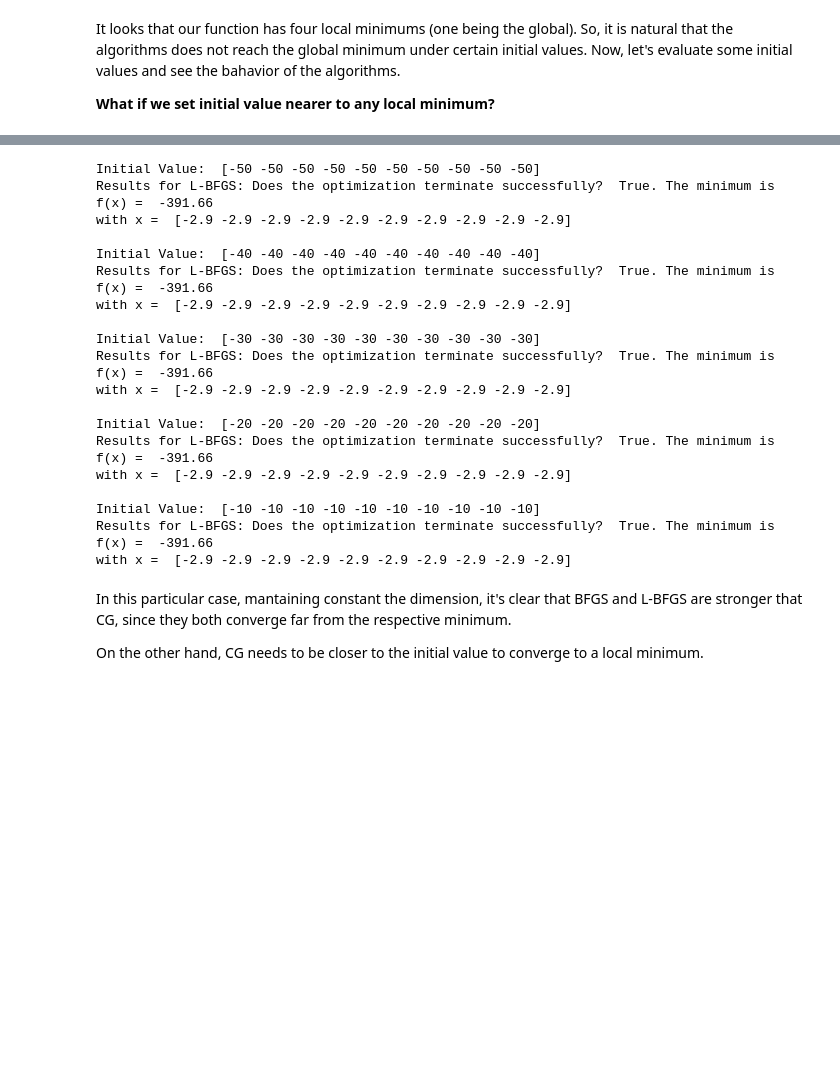
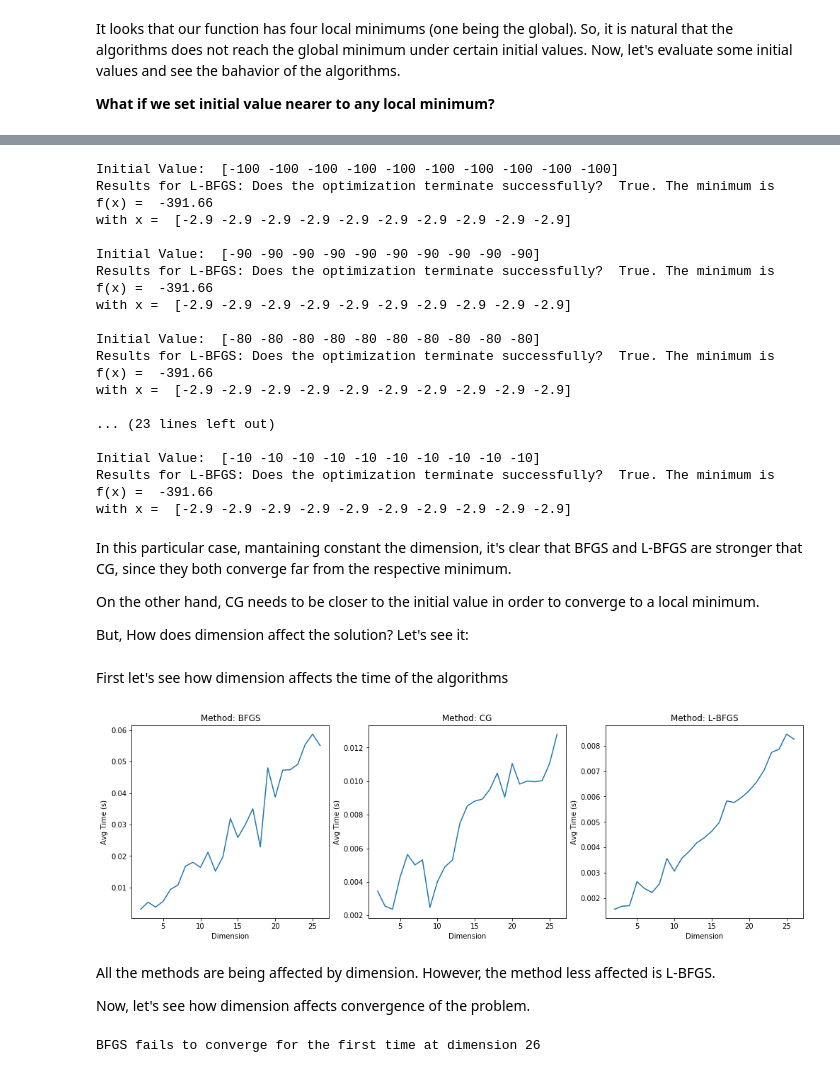
Before and after one commit to juanse1608/Courses, a Jupyter notebook: Jupyters/Notebooks/SC-201901/Opti-Solution.ipynb, the cells around one changed output, grey strips where cells are left out. Saved outputs shown, nothing was run; the diff lists cells and outputs as text; code cells hidden in the pictures; blank space fills up the shorter version.

Commit message:
Problem 1 and 2 Solutions

```diff
--- a/Jupyters/Notebooks/SC-201901/Opti-Solution.ipynb
+++ b/Jupyters/Notebooks/SC-201901/Opti-Solution.ipynb
@@ -106,7 +106,7 @@ It looks that our function has four local minimums (one being the global). So, i
 
 __What if we set initial value nearer to any local minimum?__
 # %%
-initial_value = -50
+initial_value = -100
 while initial_value <= -5:
     initial_x = np.repeat(initial_value , dimension)
     min_bfgs = minimize(sty_tang, initial_x , method='BFGS', options={'disp': False})
@@ -134,7 +132,7 @@ Initial Value:  [-10 -10 -10 -10 -10 -10 -10 -10 -10 -10]
 Results for BFGS:  Optimization terminated successfully.  The minimum is f(x) =  -391.66
 with x =  [-2.9 -2.9 -2.9 -2.9 -2.9 -2.9 -2.9 -2.9 -2.9 -2.9]
 # %%
-initial_value = -50
+initial_value = -100
 while initial_value <= 0:
     initial_x = np.repeat(initial_value , dimension)
     min_cg = minimize(sty_tang, initial_x , method='CG', options={'disp': False})
@@ -160,7 +158,7 @@ Initial Value:  [0 0 0 0 0 0 0 0 0 0]
 Results for CG:  Optimization terminated successfully.  The minimum is f(x) =  -391.66
 with x =  [-2.9 -2.9 -2.9 -2.9 -2.9 -2.9 -2.9 -2.9 -2.9 -2.9]
 # %%
-initial_value = -50
+initial_value = -100
 while initial_value <= -5:
     initial_x = np.repeat(initial_value , dimension)
     min_lbfgs = minimize(sty_tang, initial_x , method='L-BFGS-B', options={'disp': False})
@@ -170,21 +168,19 @@ while initial_value <= -5:
            np.round(min_lbfgs.fun, 2), '\nwith x = ', np.round(min_lbfgs.x,2))
     initial_value += 10
 # %% [output]
-Initial Value:  [-50 -50 -50 -50 -50 -50 -50 -50 -50 -50]
+Initial Value:  [-100 -100 -100 -100 -100 -100 -100 -100 -100 -100]
 Results for L-BFGS: Does the optimization terminate successfully?  True. The minimum is f(x) =  -391.66
 with x =  [-2.9 -2.9 -2.9 -2.9 -2.9 -2.9 -2.9 -2.9 -2.9 -2.9]
 
-Initial Value:  [-40 -40 -40 -40 -40 -40 -40 -40 -40 -40]
+Initial Value:  [-90 -90 -90 -90 -90 -90 -90 -90 -90 -90]
 Results for L-BFGS: Does the optimization terminate successfully?  True. The minimum is f(x) =  -391.66
 with x =  [-2.9 -2.9 -2.9 -2.9 -2.9 -2.9 -2.9 -2.9 -2.9 -2.9]
 
-Initial Value:  [-30 -30 -30 -30 -30 -30 -30 -30 -30 -30]
+Initial Value:  [-80 -80 -80 -80 -80 -80 -80 -80 -80 -80]
 Results for L-BFGS: Does the optimization terminate successfully?  True. The minimum is f(x) =  -391.66
 with x =  [-2.9 -2.9 -2.9 -2.9 -2.9 -2.9 -2.9 -2.9 -2.9 -2.9]
 
-Initial Value:  [-20 -20 -20 -20 -20 -20 -20 -20 -20 -20]
-Results for L-BFGS: Does the optimization terminate successfully?  True. The minimum is f(x) =  -391.66
-with x =  [-2.9 -2.9 -2.9 -2.9 -2.9 -2.9 -2.9 -2.9 -2.9 -2.9]
+... (23 lines left out)
 
 Initial Value:  [-10 -10 -10 -10 -10 -10 -10 -10 -10 -10]
 Results for L-BFGS: Does the optimization terminate successfully?  True. The minimum is f(x) =  -391.66
@@ -192,4 +188,8 @@ with x =  [-2.9 -2.9 -2.9 -2.9 -2.9 -2.9 -2.9 -2.9 -2.9 -2.9]
 # %% [markdown]
 In this particular case, mantaining constant the dimension, it's clear that BFGS and L-BFGS are stronger that CG, since they both converge far from the respective minimum.
 
-On the other hand, CG needs to be closer to the initial value to converge to a local minimum.
+On the other hand, CG needs to be closer to the initial value in order to converge to a local minimum.
+
+But, How does dimension affect the solution? Let's see it:
+# %% [markdown]
+First let's see how dimension affects the time of the algorithms
@@ -195,0 +226,57 @@ On the other hand, CG needs to be closer to the initial value to converge to a l
+# %%
+#L-BFGS performance (time) as dimension increases
+initial_value = -10
+result_lbfgs = []
+for dim in range(25):
+    #if dim % 5 == 0:
+        #print(dim)
+    times_lbfgs = []
+    initial_x = np.repeat(initial_value, dim + 2)
+    for i in range(10):
+        start = time.perf_counter()
+        res = minimize(sty_tang, initial_x , method='L-BFGS-B', options={'disp': False})
+        end = time.perf_counter()
+        times_lbfgs.append(end-start)
+    result_lbfgs.append(np.array(times_lbfgs).mean())
+# %%
+#Time vs Dimension PLOTS
+plt.subplots(figsize=(17,5))
+
+plt.subplot(131)
+plt.plot(np.array(range(25))+2, result_bfgs)
+plt.ylabel('Avg Time (s)')
+plt.xlabel('Dimension')
+plt.title('Method: BFGS')
+
+plt.subplot(132)
+plt.plot(np.array(range(25))+2, result_cg)
+plt.ylabel('Avg Time (s)')
+plt.xlabel('Dimension')
+plt.title('Method: CG')
+
+plt.subplot(133)
+plt.plot(np.array(range(25))+2, result_lbfgs)
+plt.ylabel('Avg Time (s)')
+plt.xlabel('Dimension')
+plt.title('Method: L-BFGS')
+plt.show()
+# %% [output]
+[figure, added]
+# %% [markdown]
+All the methods are being affected by dimension. However, the method less affected is L-BFGS.
+
+Now, let's see how dimension affects convergence of the problem.
+# %%
+#Dimension vs Convergence
+dim = 5
+initial_value = 10
+converge = True
+while converge == True:
+    initial_x = np.repeat(initial_value , dim)
+    min_bfgs = minimize(sty_tang, initial_x , method='BFGS', options={'disp': False})
+    if min_bfgs.success == False:
+        print('BFGS fails to converge for the first time at dimension', dim)
+        converge = False
+    dim += 1
+# %% [output]
+BFGS fails to converge for the first time at dimension 26
```
Also changed, not shown: parts of 15 cells of this notebook.
